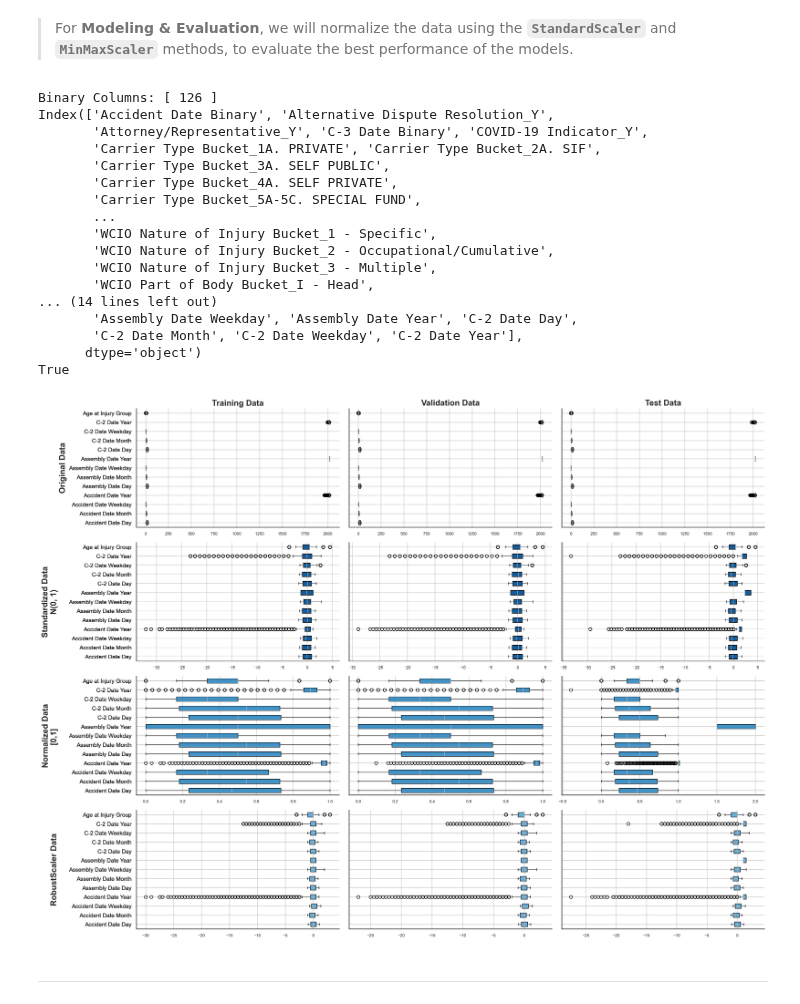
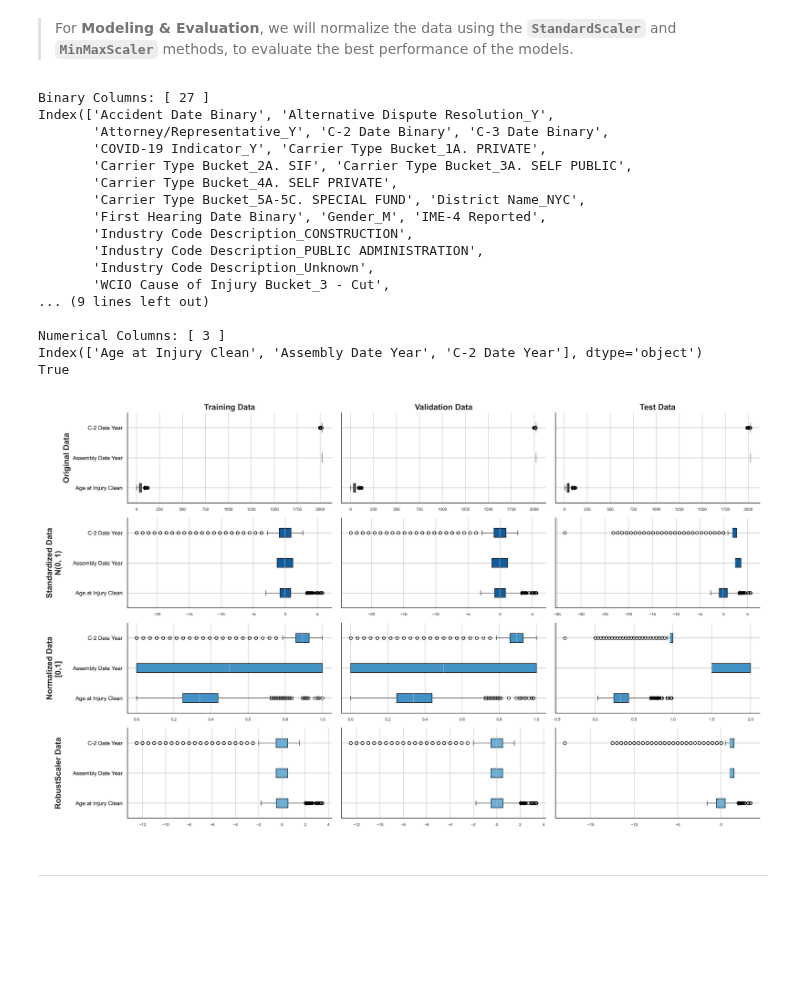
Before and after one commit to Silvestre17/ML_24.25_Project_Group33, a Jupyter notebook: 3_Modeling&Evaluation_MLProject_Group33.ipynb, the cells around one changed output. Cells and saved outputs as stored; diff of their text form; code cells hidden in the pictures; blank space fills up the shorter version.

```diff
--- a/3_Modeling&Evaluation_MLProject_Group33.ipynb
+++ b/3_Modeling&Evaluation_MLProject_Group33.ipynb
@@ -269,40 +309,36 @@ claim_injury_type_dict_swapped = {1: "1. CANCELLED", 2: "2. NON-COMP", 3: "3. ME
 # %%
 # Define binary and numerical columns
 binary_columns = X_train.columns[(X_train.nunique() == 2)].sort_values()
-ordinal_columns = ['Age at Injury Group']
-numerical_columns = X_train.columns[(X_train.nunique() > 2) & (X_train.columns.isin(binary_columns) == False) & (X_train.columns.isin(ordinal_columns) == False)].sort_values()
+numerical_columns = X_train.columns[(X_train.nunique() > 2) & (X_train.columns.isin(binary_columns) == False)].sort_values()
 
 print('\033[1mBinary Columns:\033[0m [', len(binary_columns), ']')
 print(binary_columns)
-print('\n\033[1mOrdinal Columns:\033[0m [', len(ordinal_columns), ']')
-print(ordinal_columns)
 print('\n\033[1mNumerical Columns:\033[0m [', len(numerical_columns), ']')
 print(numerical_columns)
 
 # Transform to list
 binary_columns = list(binary_columns)
-ordinal_columns = list(ordinal_columns)
 numerical_columns = list(numerical_columns)
 
-# Check if the binary + ordinal + numerical columns are equal to the total number of columns
-print(len(binary_columns) + len(ordinal_columns) + len(numerical_columns) == X_train.shape[1])
+# Check if the binary + numerical columns are equal to the total number of columns
+print(len(binary_columns) + len(numerical_columns) == X_train.shape[1])
 # %% [output]
-Binary Columns: [ 126 ]
+Binary Columns: [ 27 ]
 Index(['Accident Date Binary', 'Alternative Dispute Resolution_Y',
-       'Attorney/Representative_Y', 'C-3 Date Binary', 'COVID-19 Indicator_Y',
-       'Carrier Type Bucket_1A. PRIVATE', 'Carrier Type Bucket_2A. SIF',
-       'Carrier Type Bucket_3A. SELF PUBLIC',
+       'Attorney/Representative_Y', 'C-2 Date Binary', 'C-3 Date Binary',
+       'COVID-19 Indicator_Y', 'Carrier Type Bucket_1A. PRIVATE',
+       'Carrier Type Bucket_2A. SIF', 'Carrier Type Bucket_3A. SELF PUBLIC',
        'Carrier Type Bucket_4A. SELF PRIVATE',
-       'Carrier Type Bucket_5A-5C. SPECIAL FUND',
-       ...
-       'WCIO Nature of Injury Bucket_1 - Specific',
-       'WCIO Nature of Injury Bucket_2 - Occupational/Cumulative',
-       'WCIO Nature of Injury Bucket_3 - Multiple',
-       'WCIO Part of Body Bucket_I - Head',
-... (14 lines left out)
-       'Assembly Date Weekday', 'Assembly Date Year', 'C-2 Date Day',
-       'C-2 Date Month', 'C-2 Date Weekday', 'C-2 Date Year'],
-      dtype='object')
+       'Carrier Type Bucket_5A-5C. SPECIAL FUND', 'District Name_NYC',
+       'First Hearing Date Binary', 'Gender_M', 'IME-4 Reported',
+       'Industry Code Description_CONSTRUCTION',
+       'Industry Code Description_PUBLIC ADMINISTRATION',
+       'Industry Code Description_Unknown',
+       'WCIO Cause of Injury Bucket_3 - Cut',
+... (9 lines left out)
+
+Numerical Columns: [ 3 ]
+Index(['Age at Injury Clean', 'Assembly Date Year', 'C-2 Date Year'], dtype='object')
 True
 # %%
 # Standardize the data [For the 'KNN' and 'Logistic Regression' models, let's normalize the variables]
@@ -341,61 +377,61 @@ test_data_robust_scaled[:] = robust_scaler.transform(test_data)
 # Since plotting the boxplots of metric + ordinal columns for each dataset (Train, Validation, Test) with different scalers takes some time, we'll just do it if it hasn't already been saved
 # Check if the file exists and if its update date is not today
 file_path = './[ML]_Project_EDAOutputs_Group33/Modeling/Boxplots_ScalersTransformations.png'
-if not os.path.isfile(file_path) or datetime.fromtimestamp(os.path.getmtime(file_path)).date() != datetime.today().date(): ############################### [UNCOMMENT] ###############################
+if not os.path.isfile(file_path) or datetime.fromtimestamp(os.path.getmtime(file_path)).date() != datetime.today().date():
 
     # Plot Boxplots of Original Data, Standardized Data, Normalized Data, and Log Transformation for Train, Validation, and Test Sets
-    fig, ax = plt.subplots(4, 3, figsize=(20, 15), sharey=True)  # 4 rows for each transformation and 3 columns for Train, Validation, Test
+    fig, ax = plt.subplots(4, 3, figsize=(20, 12), sharey=True)  # 4 rows for each transformation and 3 columns for Train, Validation, Test
 
     # Define titles for columns
     col_titles = ['Training Data', 'Validation Data', 'Test Data']
 
     # Original Data - Train, Validation, Test
-    X_train[numerical_columns + ordinal_columns].boxplot(ax=ax[0, 0], vert=False, patch_artist=True, boxprops=dict(facecolor='#002147'))
-    X_val[numerical_columns + ordinal_columns].boxplot(ax=ax[0, 1], vert=False, patch_artist=True, boxprops=dict(facecolor='#002147'))
-    test_data[numerical_columns + ordinal_columns].boxplot(ax=ax[0, 2], vert=False, patch_artist=True, boxprops=dict(facecolor='#002147'))
+    X_train[numerical_columns].boxplot(ax=ax[0, 0], vert=False, patch_artist=True, boxprops=dict(facecolor='#002147'))
+    X_val[numerical_columns].boxplot(ax=ax[0, 1], vert=False, patch_artist=True, boxprops=dict(facecolor='#002147'))
+    test_data[numerical_columns].boxplot(ax=ax[0, 2], vert=False, patch_artist=True, boxprops=dict(facecolor='#002147'))
     ax[0, 0].set_ylabel('Original Data', fontsize=16, fontweight='bold')
 
     # Standardized Data - Train, Validation, Test
-    X_train_stand[numerical_columns + ordinal_columns].boxplot(ax=ax[1, 0], vert=False, patch_artist=True, boxprops=dict(facecolor='#135C9B'))
-    X_val_stand[numerical_columns + ordinal_columns].boxplot(ax=ax[1, 1], vert=False, patch_artist=True, boxprops=dict(facecolor='#135C9B'))
-    test_data_stand[numerical_columns + ordinal_columns].boxplot(ax=ax[1, 2], vert=False, patch_artist=True, boxprops=dict(facecolor='#135C9B'))
+    X_train_stand[numerical_columns].boxplot(ax=ax[1, 0], vert=False, patch_artist=True, boxprops=dict(facecolor='#135C9B'))
+    X_val_stand[numerical_columns].boxplot(ax=ax[1, 1], vert=False, patch_artist=True, boxprops=dict(facecolor='#135C9B'))
+    test_data_stand[numerical_columns].boxplot(ax=ax[1, 2], vert=False, patch_artist=True, boxprops=dict(facecolor='#135C9B'))
     ax[1, 0].set_ylabel('Standardized Data\nN(0, 1)\n', fontsize=16, fontweight='bold')
 
     # Normalized Data - Train, Validation, Test
-    X_train_norm[numerical_columns + ordinal_columns].boxplot(ax=ax[2, 0], vert=False, patch_artist=True, boxprops=dict(facecolor='#4292C6'))
-    X_val_norm[numerical_columns + ordinal_columns].boxplot(ax=ax[2, 1], vert=False, patch_artist=True, boxprops=dict(facecolor='#4292C6'))
-    test_data_norm[numerical_columns + ordinal_columns].boxplot(ax=ax[2, 2], vert=False, patch_artist=True, boxprops=dict(facecolor='#4292C6'))
+    X_train_norm[numerical_columns].boxplot(ax=ax[2, 0], vert=False, patch_artist=True, boxprops=dict(facecolor='#4292C6'))
+    X_val_norm[numerical_columns].boxplot(ax=ax[2, 1], vert=False, patch_artist=True, boxprops=dict(facecolor='#4292C6'))
+    test_data_norm[numerical_columns].boxplot(ax=ax[2, 2], vert=False, patch_artist=True, boxprops=dict(facecolor='#4292C6'))
     ax[2, 0].set_ylabel('Normalized Data\n[0,1] \n', fontsize=16, fontweight='bold')
 
     # RobustScaler Data - Train, Validation, Test
-    X_train_robust_scaled[numerical_columns + ordinal_columns].boxplot(ax=ax[3, 0], vert=False, patch_artist=True, boxprops=dict(facecolor='#6BAED6'))
-    X_val_robust_scaled[numerical_columns + ordinal_columns].boxplot(ax=ax[3, 1], vert=False, patch_artist=True, boxprops=dict(facecolor='#6BAED6'))
-    test_data_robust_scaled[numerical_columns + ordinal_columns].boxplot(ax=ax[3, 2], vert=False, patch_artist=True, boxprops=dict(facecolor='#6BAED6'))
+    X_train_robust_scaled[numerical_columns].boxplot(ax=ax[3, 0], vert=False, patch_artist=True, boxprops=dict(facecolor='#6BAED6'))
+    X_val_robust_scaled[numerical_columns].boxplot(ax=ax[3, 1], vert=False, patch_artist=True, boxprops=dict(facecolor='#6BAED6'))
+    test_data_robust_scaled[numerical_columns].boxplot(ax=ax[3, 2], vert=False, patch_artist=True, boxprops=dict(facecolor='#6BAED6'))
     ax[3, 0].set_ylabel('RobustScaler Data\n', fontsize=16, fontweight='bold')
 
     # Set column titles
     for col in range(3):
         ax[0, col].set_title(col_titles[col], fontsize=16, fontweight='bold')
 
     # Adjust x-ticks rotation
     for row in range(4):
         for col in range(3):
             ax[row, col].tick_params(axis='x', rotation=0, labelsize=8)
 
     # Despine and adjust layout
     sns.despine(top=True, right=True)
     plt.tight_layout()
     plt.savefig(file_path, dpi=300, bbox_inches='tight')
     plt.show()
 
 # Otherwise plot the saved image
 else:
     plt.figure(figsize=(20, 60))
     plt.imshow(plt.imread(file_path))
     plt.axis('off')
     plt.show()
 # %% [output]
-[figure, old version]
+[figure, new version]
 # %% [markdown]
 ---
 # %% [markdown]
```
Also changed, not shown: parts of 35 cells of this notebook, 12 other files.
